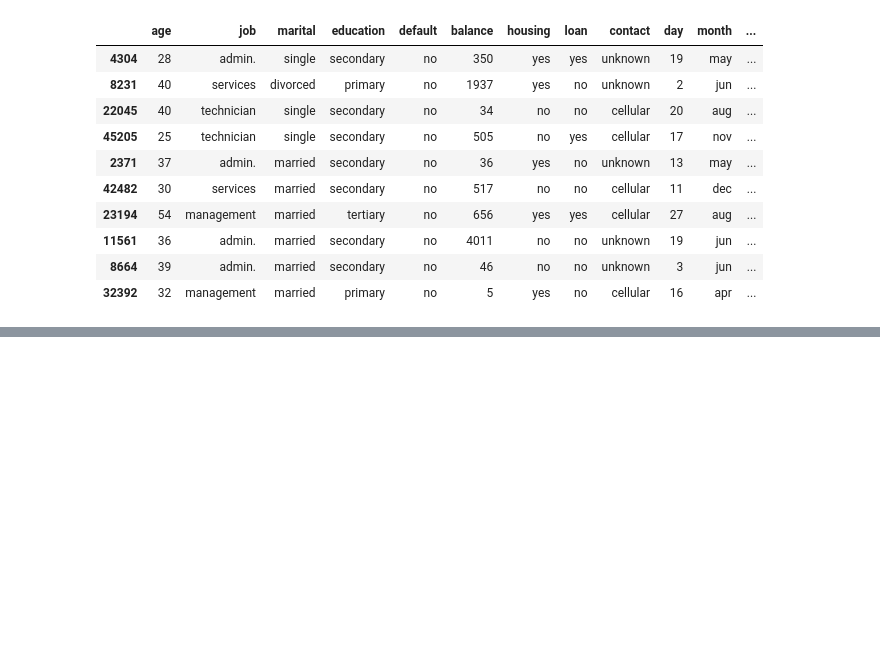
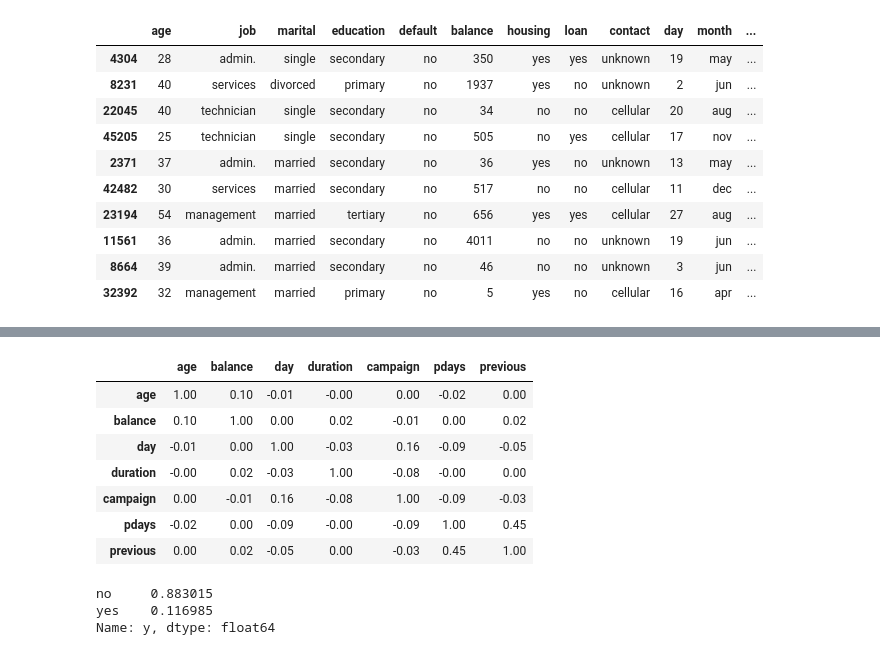
Before and after one commit to czokw1/ml-predict-bank-deposit, a Jupyter notebook: data_analysis.ipynb, the cells around one changed output, grey strips where cells are left out. Cells and saved outputs as stored; diff of their text form; code cells hidden in the pictures; blank space fills up the shorter version.

```diff
--- a/data_analysis.ipynb
+++ b/data_analysis.ipynb
@@ -26,0 +89,20 @@ dataset.sample(10)
+# %%
+### Corealation matrix for numerical variables
+corr = dataset.corr()
+corr.style.background_gradient(cmap='coolwarm').set_precision(2)
+# %% [output]
+|  | age | balance | day | duration | campaign | pdays | previous |
+| age | 1.00 | 0.10 | -0.01 | -0.00 | 0.00 | -0.02 | 0.00 |
+| balance | 0.10 | 1.00 | 0.00 | 0.02 | -0.01 | 0.00 | 0.02 |
+| day | -0.01 | 0.00 | 1.00 | -0.03 | 0.16 | -0.09 | -0.05 |
+| duration | -0.00 | 0.02 | -0.03 | 1.00 | -0.08 | -0.00 | 0.00 |
+| campaign | 0.00 | -0.01 | 0.16 | -0.08 | 1.00 | -0.09 | -0.03 |
+| pdays | -0.02 | 0.00 | -0.09 | -0.00 | -0.09 | 1.00 | 0.45 |
+| previous | 0.00 | 0.02 | -0.05 | 0.00 | -0.03 | 0.45 | 1.00 |
+# %%
+### target variable y
+dataset['y'].value_counts()/dataset.shape[0]
+# %% [output]
+no     0.883015
+yes    0.116985
+Name: y, dtype: float64
```
Also changed, not shown: parts of 7 cells of this notebook.
